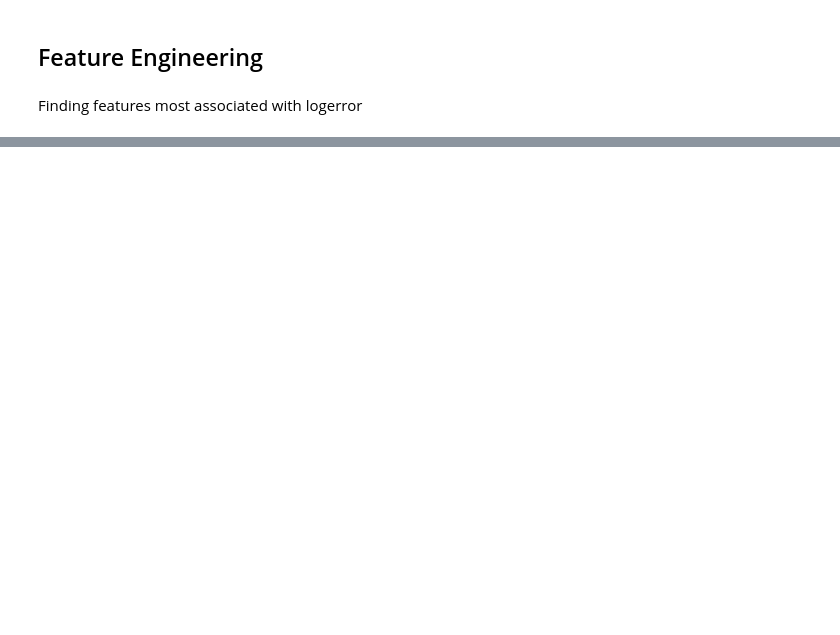
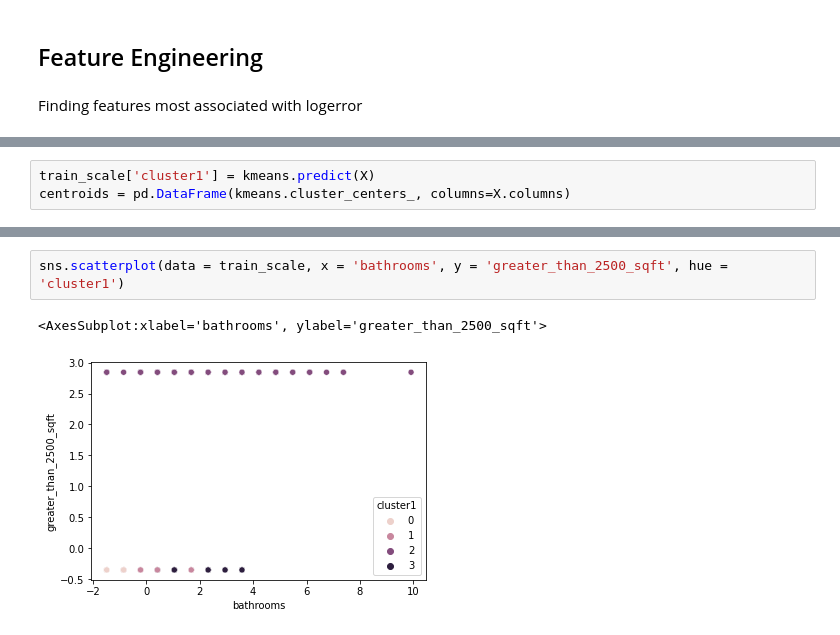
Before and after one commit to sam-and-ken/clustering-project, a Jupyter notebook: cluster-project-sam.ipynb, the cells around one changed output, grey strips where cells are left out. Drawn from its saved outputs; the diff is of its cells as text; blank space fills up the shorter version.

```diff
--- a/cluster-project-sam.ipynb
+++ b/cluster-project-sam.ipynb
@@ -243,0 +251,3 @@ train
+# %%
+train_scale['cluster1'] = kmeans.predict(X)
+centroids = pd.DataFrame(kmeans.cluster_centers_, columns=X.columns)
@@ -243,0 +264,5 @@ train
+# %%
+sns.scatterplot(data = train_scale, x = 'bathrooms', y = 'greater_than_2500_sqft', hue = 'cluster1')
+# %% [output]
+<AxesSubplot:xlabel='bathrooms', ylabel='greater_than_2500_sqft'>
+[figure, added]
```
Also changed, not shown: parts of 78 cells of this notebook.
